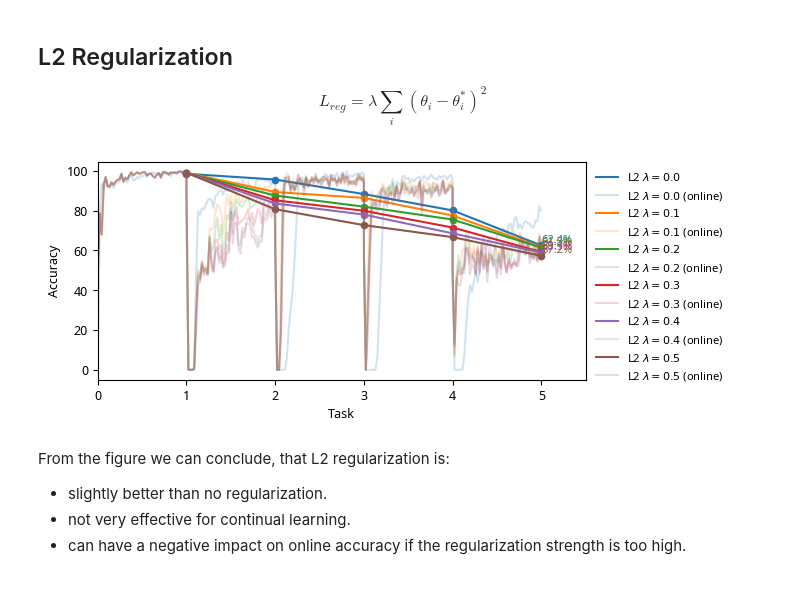
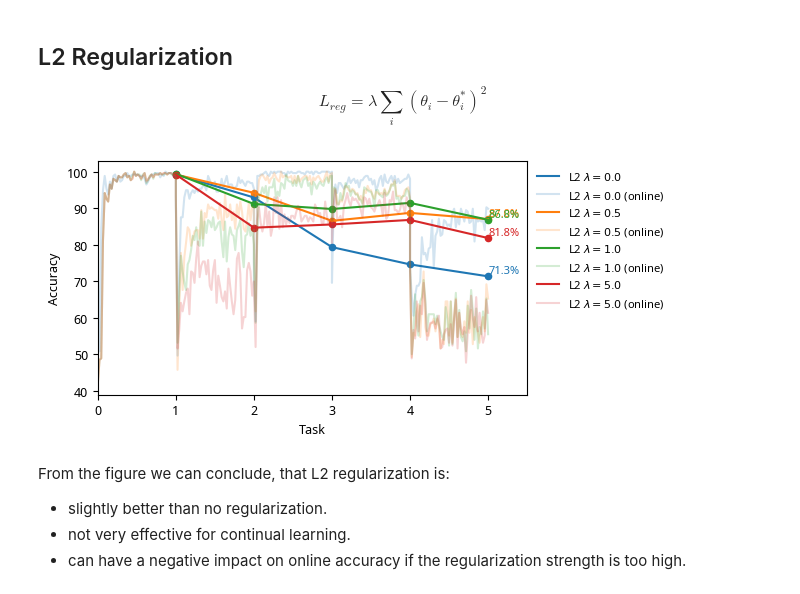
Before and after one commit to adaptive-machine-learning/PAKDD2025, a Jupyter notebook: notebooks/02_regularisation.ipynb, the cells around one changed output. Cells and saved outputs as stored; diff of their text form; code cells hidden in the pictures.

```diff
--- a/notebooks/02_regularisation.ipynb
+++ b/notebooks/02_regularisation.ipynb
@@ -9,15 +9,17 @@ import torch
 from capymoa.ann import LeNet5
 from capymoa.base import BatchClassifier
 from capymoa.classifier import Finetune
-from capymoa.ocl.base import TrainTaskAware
+from capymoa.ocl.base import TrainTaskAware, TestTaskAware
 from capymoa.ocl.datasets import SplitFashionMNIST
 from capymoa.ocl.evaluation import OCLMetrics, ocl_train_eval_loop
 from capymoa.ocl.strategy import ExperienceReplay
+from capymoa.ocl.util.data import class_schedule_to_task_mask
 from capymoa.stream import Schema
 from plot import plot_multiple, table
 from torch import Tensor, nn
 
 stream = SplitFashionMNIST(normalize_features=True)
+task_mask = class_schedule_to_task_mask(stream.task_schedule, stream.num_classes)
 device = torch.device("cuda" if torch.cuda.is_available() else "cpu")
 schema = stream.schema
 results: Dict[str, OCLMetrics] = {}
@@ -51,31 +53,36 @@ def l2_reg(params: Iterable[Tensor], anchor_params: Iterable[Tensor]) -> Tensor:
         l2 += ((param - anchor_param) ** 2).sum()
     return l2
 # %%
-class L2RegularizedCL(BatchClassifier, TrainTaskAware):
+class L2RegularizedCL(BatchClassifier, TrainTaskAware, TestTaskAware):
     def __init__(
         self,
         schema: Schema,
         model: nn.Module,
         lambda_: float,
+        task_mask: Tensor,
         lr: float = 0.01,
         device: torch.device = device,
     ) -> None:
         super().__init__(schema)
         self.lambda_ = lambda_
         self.device = device
+        self.task_mask = task_mask.to(device)
         self.lr = lr
         self.model = model.to(self.device)
         self.optimizer = torch.optim.Adam(self.model.parameters(), lr=lr)
         self.criterion = nn.CrossEntropyLoss()
         self.anchor_params: Optional[List[Tensor]] = None
-        self.test_task_id = 0
+        self.task_id = 0
+
+    def forward(self, x: Tensor) -> Tensor:
+        return self.task_mask[self.task_id] * self.model(x)
 
     def batch_train(self, x: Tensor, y: Tensor) -> None:
         self.model.train()
         self.optimizer.zero_grad()
 
         # Forward pass
-        y_hat = self.model(x)
+        y_hat = self.forward(x)
         classify_loss = self.criterion(y_hat, y)
         l2 = self.regularize()
 
@@ -92,9 +99,11 @@ class L2RegularizedCL(BatchClassifier, TrainTaskAware):
 
     @torch.no_grad()
     def batch_predict_proba(self, x: torch.Tensor) -> torch.Tensor:
-        return self.model.eval()(x)
+        self.model.eval()
+        return self.forward(x)
 
     def on_train_task(self, task_id: int):
+        self.task_id = task_id
         # Adam maintains momentum, so we need to reinitialize the optimizer
         # when the task changes
         self.optimizer = torch.optim.Adam(self.model.parameters(), lr=self.lr)
@@ -107,16 +116,24 @@ class L2RegularizedCL(BatchClassifier, TrainTaskAware):
                 param.clone().detach().to(self.device)
                 for param in self.model.parameters()
             ]
+
+    def on_test_task(self, task_id: int):
+        self.task_id = task_id
 # %%
-for lambda_ in [0, 0.1, 0.2, 0.3, 0.4, 0.5]:
+for lambda_ in [
+    0,
+    0.5,
+    1.0,
+    5.0,
+]:
     results[f"L2 $\\lambda={lambda_:.1f}$"] = run(
-        ExperienceReplay(
-            L2RegularizedCL(schema, LeNet5(10), lambda_=lambda_, lr=0.001), 100
-        )
+        L2RegularizedCL(
+            schema, LeNet5(10), lambda_=lambda_, task_mask=task_mask, lr=0.01
+        ),
     )
 _ = plot_multiple(results, acc_seen=True, acc_online=True)
 # %% [output]
-[figure, old version]
+[figure, new version]
 # %% [markdown]
 From the figure we can conclude, that L2 regularization is:
 
```
